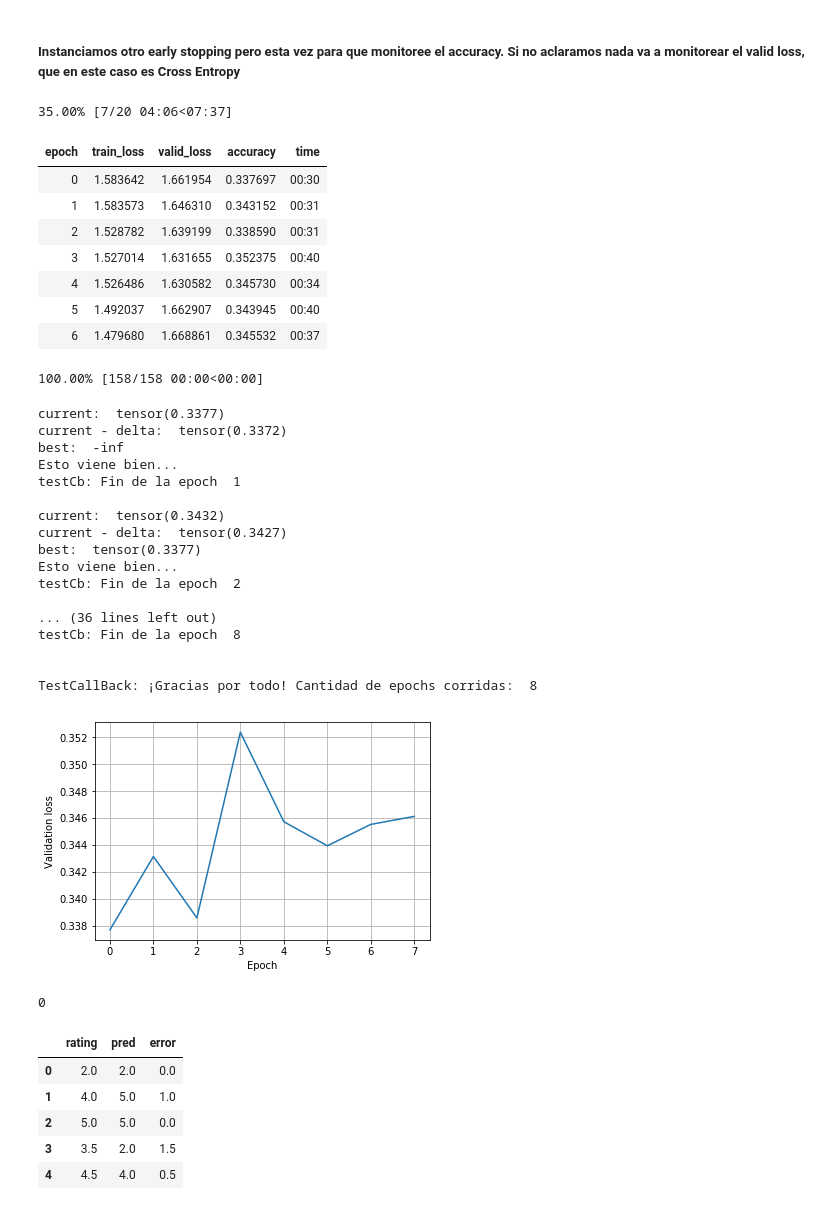
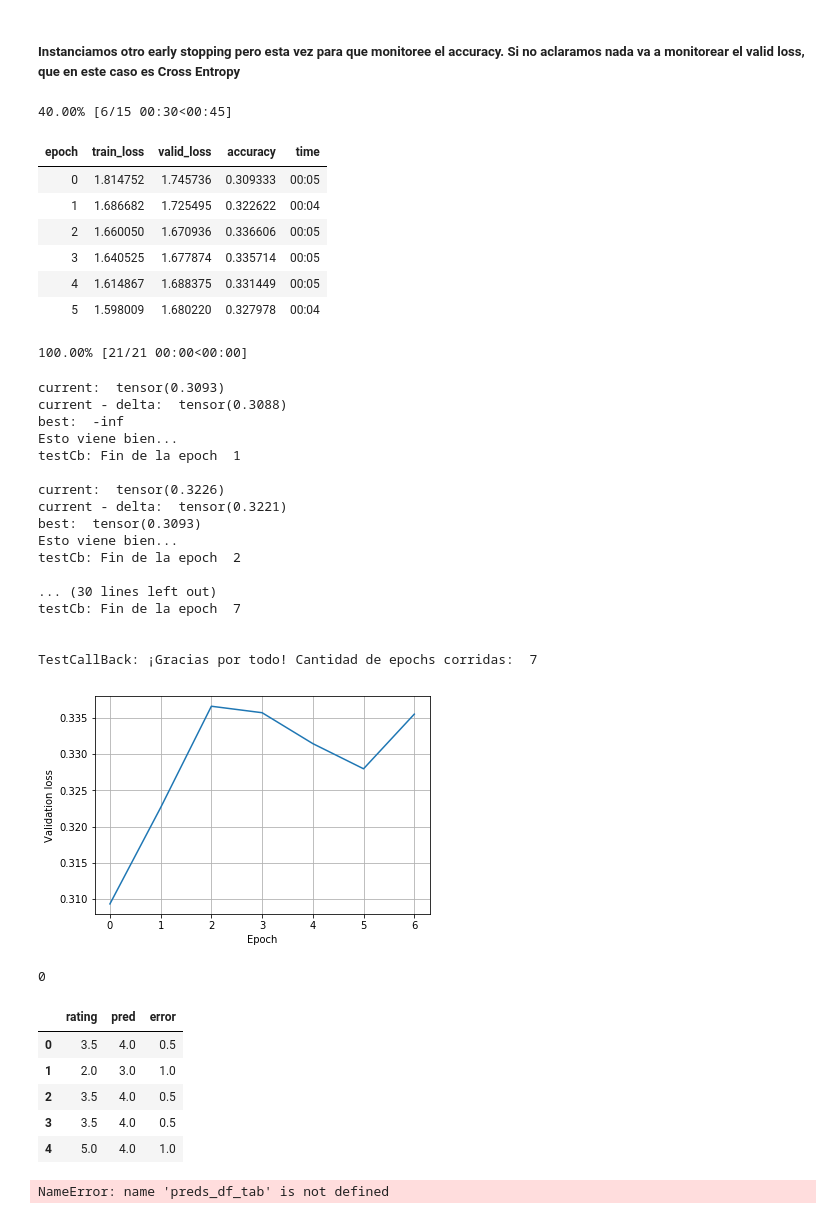
Before and after one commit to ITNavent/labs-ml-group, a Jupyter notebook: fastai_nn_recommender.ipynb, the cells around one changed output. Saved outputs shown, nothing was run; the diff lists cells and outputs as text; code cells hidden in the pictures.

```diff
--- a/fastai_nn_recommender.ipynb
+++ b/fastai_nn_recommender.ipynb
@@ -301,7 +296,7 @@ lista = list(ratings.sample(int(ratings.shape[0]*.10)).reset_index()['index'])
 # %%
 data_tab = TabularDataBunch.from_df('.',ratings[['user','item','y']],
                  cat_names=['user','item'],
-                 dep_var='y', valid_idx = lista)
+                 dep_var='y', valid_idx = lista, bs = 500)
 # %%
 data_tab.show_batch()
 # %% [output]
@@ -319,7 +314,10 @@ emb_szs_str = {
   "item": 100,
 }
 # %%
-learn_tab = tabular_learner(data_tab, layers=[50, 10, 10], emb_szs=emb_szs_str, metrics=accuracy)
+learn_tab = tabular_learner(data_tab,
+                            layers=[5, 2, 10],
+                            emb_szs=emb_szs_str,
+                            metrics=accuracy)
 # %%
 learn_tab.model
 # %% [output]
@@ -357,36 +355,35 @@ Min loss divided by 10: 1.32E-01
 # %%
 earlyFede_tab = EarlyStoppingFede(learn_tab, min_delta = 0.0005, patience = 3, monitor = "accuracy")
 # %%
-learn_tab.fit_one_cycle(20, 1.32E-02, callbacks = [earlyFede_tab, testCb])
+learn_tab.fit_one_cycle(15, 8.03E-02, callbacks = [earlyFede_tab, testCb])
 # %% [output]
-35.00% [7/20 04:06<07:37]
+40.00% [6/15 00:30<00:45]
 | epoch | train_loss | valid_loss | accuracy | time |
-| 0 | 1.583642 | 1.661954 | 0.337697 | 00:30 |
-| 1 | 1.583573 | 1.646310 | 0.343152 | 00:31 |
-| 2 | 1.528782 | 1.639199 | 0.338590 | 00:31 |
-| 3 | 1.527014 | 1.631655 | 0.352375 | 00:40 |
-| 4 | 1.526486 | 1.630582 | 0.345730 | 00:34 |
-| 5 | 1.492037 | 1.662907 | 0.343945 | 00:40 |
-| 6 | 1.479680 | 1.668861 | 0.345532 | 00:37 |
+| 0 | 1.814752 | 1.745736 | 0.309333 | 00:05 |
+| 1 | 1.686682 | 1.725495 | 0.322622 | 00:04 |
+| 2 | 1.660050 | 1.670936 | 0.336606 | 00:05 |
+| 3 | 1.640525 | 1.677874 | 0.335714 | 00:05 |
+| 4 | 1.614867 | 1.688375 | 0.331449 | 00:05 |
+| 5 | 1.598009 | 1.680220 | 0.327978 | 00:04 |
-100.00% [158/158 00:00<00:00]
+100.00% [21/21 00:00<00:00]
-current:  tensor(0.3377)
-current - delta:  tensor(0.3372)
+current:  tensor(0.3093)
+current - delta:  tensor(0.3088)
 best:  -inf
 Esto viene bien...
 testCb: Fin de la epoch  1
 
-current:  tensor(0.3432)
-current - delta:  tensor(0.3427)
-best:  tensor(0.3377)
+current:  tensor(0.3226)
+current - delta:  tensor(0.3221)
+best:  tensor(0.3093)
 Esto viene bien...
 testCb: Fin de la epoch  2
 
-... (36 lines left out)
-testCb: Fin de la epoch  8
+... (30 lines left out)
+testCb: Fin de la epoch  7
 
 
-TestCallBack: ¡Gracias por todo! Cantidad de epochs corridas:  8
+TestCallBack: ¡Gracias por todo! Cantidad de epochs corridas:  7
-[figure, old version]
+[figure, new version]
 # %%
 learn_tab.save('Learn_tabWeights')
 # %%
@@ -413,11 +410,11 @@ print(n)
 preds_df_tab.head()
 # %% [output]
 |  | rating | pred | error |
-| 0 | 2.0 | 2.0 | 0.0 |
-| 1 | 4.0 | 5.0 | 1.0 |
-| 2 | 5.0 | 5.0 | 0.0 |
-| 3 | 3.5 | 2.0 | 1.5 |
-| 4 | 4.5 | 4.0 | 0.5 |
+| 0 | 3.5 | 4.0 | 0.5 |
+| 1 | 2.0 | 3.0 | 1.0 |
+| 2 | 3.5 | 4.0 | 0.5 |
+| 3 | 3.5 | 4.0 | 0.5 |
+| 4 | 5.0 | 4.0 | 1.0 |
 # %%
 acums_tab = {
     '<0.25': errors_acum(preds_df_tab, 0.26),
@@ -428,6 +425,8 @@ acums_tab = {
     '>2': errors_acum(preds_df_tab,2,inverse=True)
 }
 stats_tab = errors(acums_tab, len(preds_df_tab))
+# %% [output]
+NameError: name 'preds_df_tab' is not defined
 # %%
 stats_tab
 # %% [output]
```
Also changed, not shown: parts of 34 cells of this notebook, 1 other file.
